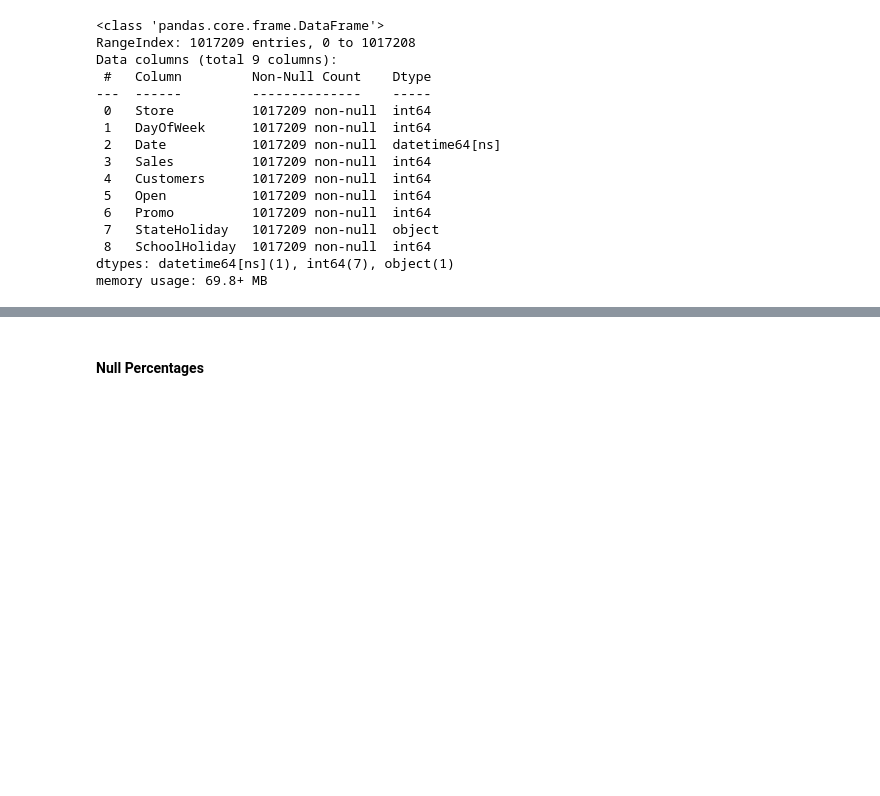
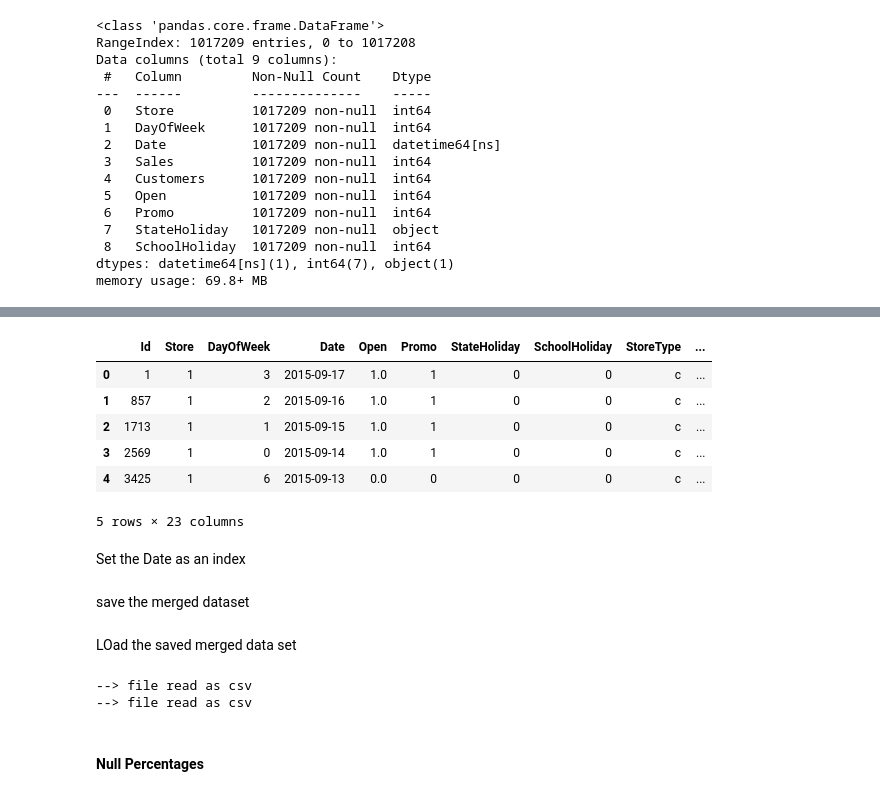
Before and after one commit to tigisthailay/Rossmann-Pharmaceuticals-Sales-prediction, a Jupyter notebook: notebooks/EDA.ipynb, the cells around one changed output, grey strips where cells are left out. Cells and saved outputs as stored; diff of their text form; code cells hidden in the pictures; blank space fills up the shorter version.

```diff
--- a/notebooks/EDA.ipynb
+++ b/notebooks/EDA.ipynb
@@ -160,0 +195,12 @@ memory usage: 69.8+ MB
+# %%
+test_jdf.head()
+# %% [output]
+|  | Id | Store | DayOfWeek | Date | Open | Promo | StateHoliday | SchoolHoliday | StoreType | ... |
+| 0 | 1 | 1 | 3 | 2015-09-17 | 1.0 | 1 | 0 | 0 | c | ... |
+| 1 | 857 | 1 | 2 | 2015-09-16 | 1.0 | 1 | 0 | 0 | c | ... |
+| 2 | 1713 | 1 | 1 | 2015-09-15 | 1.0 | 1 | 0 | 0 | c | ... |
+| 3 | 2569 | 1 | 0 | 2015-09-14 | 1.0 | 1 | 0 | 0 | c | ... |
+| 4 | 3425 | 1 | 6 | 2015-09-13 | 0.0 | 0 | 0 | 0 | c | ... |
+5 rows × 23 columns
+# %% [markdown]
+Set the Date as an index
@@ -160,0 +210,2 @@ memory usage: 69.8+ MB
+# %% [markdown]
+save the merged dataset
@@ -161,3 +215,11 @@ memory usage: 69.8+ MB
+# %% [markdown]
+LOad the saved merged data set
+# %%
+train_df = file.read_csv('../data/train_joined.csv')
+test_df = file.read_csv('../data/test_joined.csv')
+# %% [output]
+--> file read as csv
+--> file read as csv
 # %% [markdown]
 #### Null Percentages
 # %%
```
Also changed, not shown: parts of 22 cells of this notebook.
